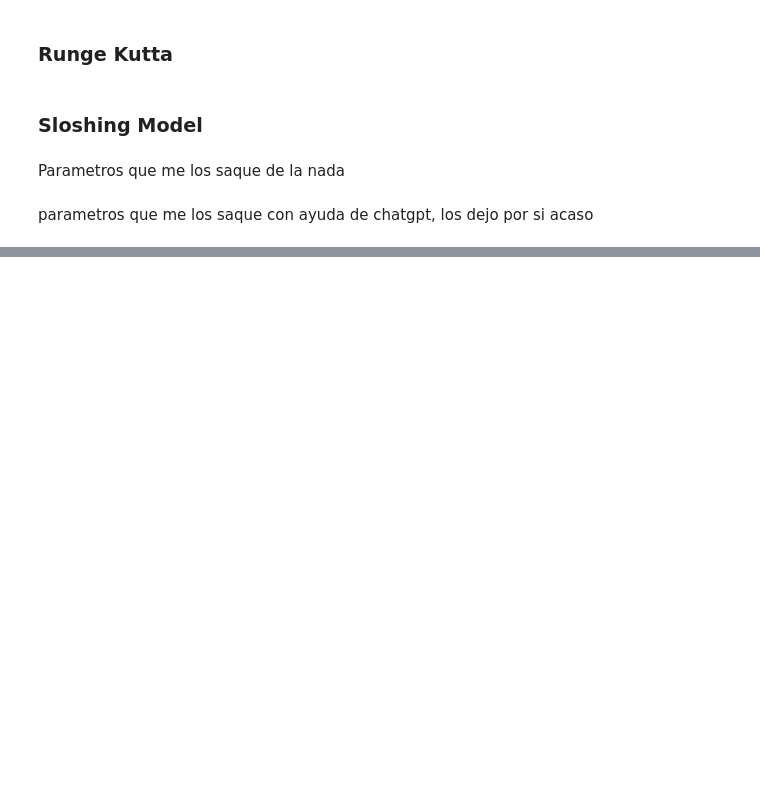
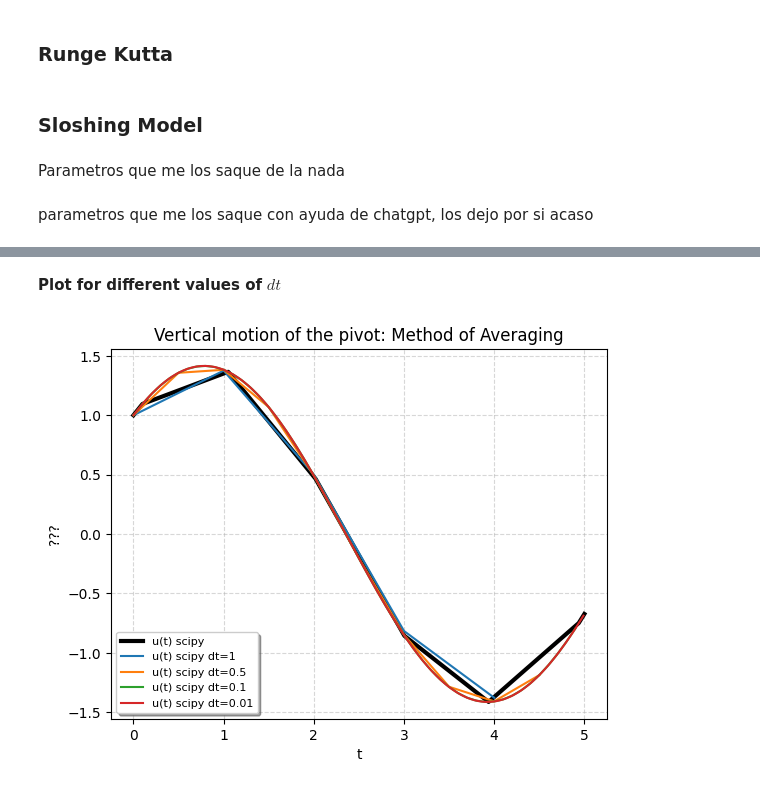
Before and after one commit to unalmedmathnum/Correa-Garcia-Lizcano-Velez, a Jupyter notebook: Tarea 3/main.ipynb, the cells around one changed output, grey strips where cells are left out. Drawn from its saved outputs; the diff is of its cells as text; code cells hidden in the pictures; blank space fills up the shorter version.

```diff
--- a/Tarea 3/main.ipynb
+++ b/Tarea 3/main.ipynb
@@ -121,0 +130,29 @@ plt.show()
+# %% [markdown]
+**Plot for different values of** $dt$
+# %%
+# PARAMETERS
+initial_conditions = [1, 1] # me los saque de la nada
+t0 = 0
+t_max = 5
+dt_values = [1, 0.5, 0.1, 0.01]
+
+# SOLVE SCIPY
+solution_scipy = scipy.integrate.solve_ivp(verticalMotion, (t0, t_max), initial_conditions)
+scipy_u = solution_scipy.y
+scipy_t = solution_scipy.t
+plt.plot(scipy_t, scipy_u[0], label="u(t) scipy", linewidth=3, color="black") # PLOT SCIPY SOLUTION
+
+# SOLVE FOR EACH dt
+for dt in dt_values:
+    t, rk4_u = rungeKuttaSolver(verticalMotion, initial_conditions, t0, t_max, dt)
+    plt.plot(t, rk4_u[0], label=f"u(t) scipy dt={dt}") # PLOT dt SOLUTION
+
+# PLOT OPTIONS
+plt.grid(True, linestyle="--", alpha=0.5)
+plt.xlabel("t")
+plt.ylabel("???")
+plt.title("Vertical motion of the pivot: Method of Averaging")
+plt.legend(loc="lower left", frameon=True, shadow=True, fontsize=8)
+plt.show()
+# %% [output]
+[figure, added]
```
Also changed, not shown: parts of 5 cells of this notebook.
